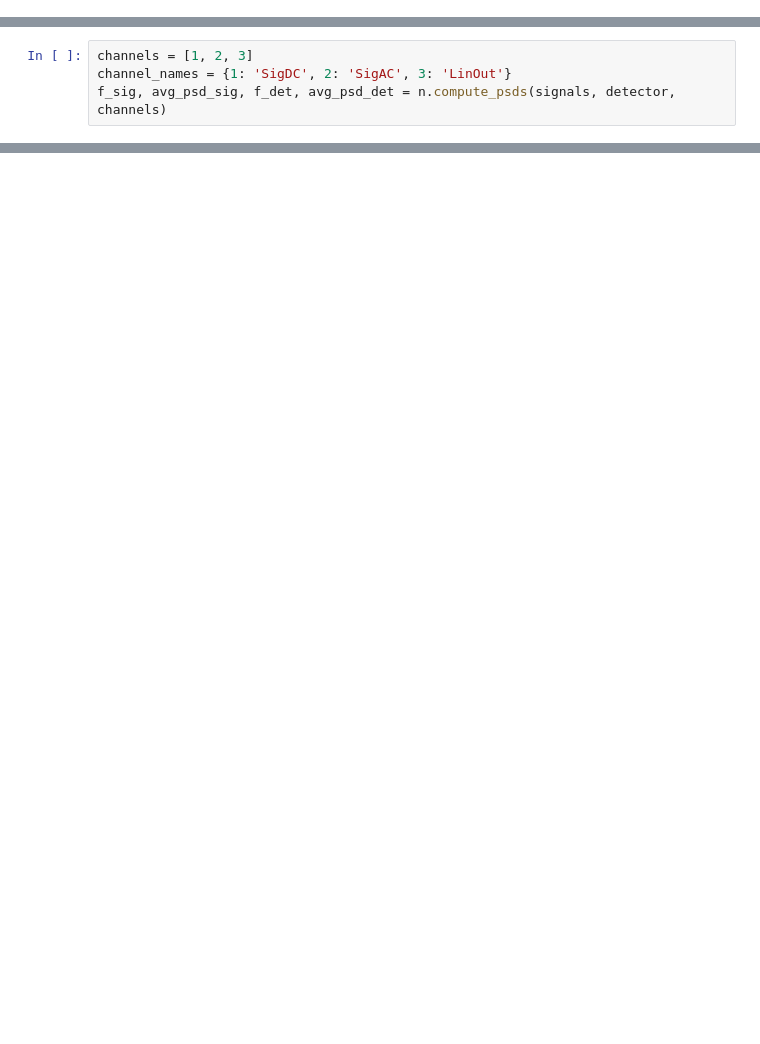
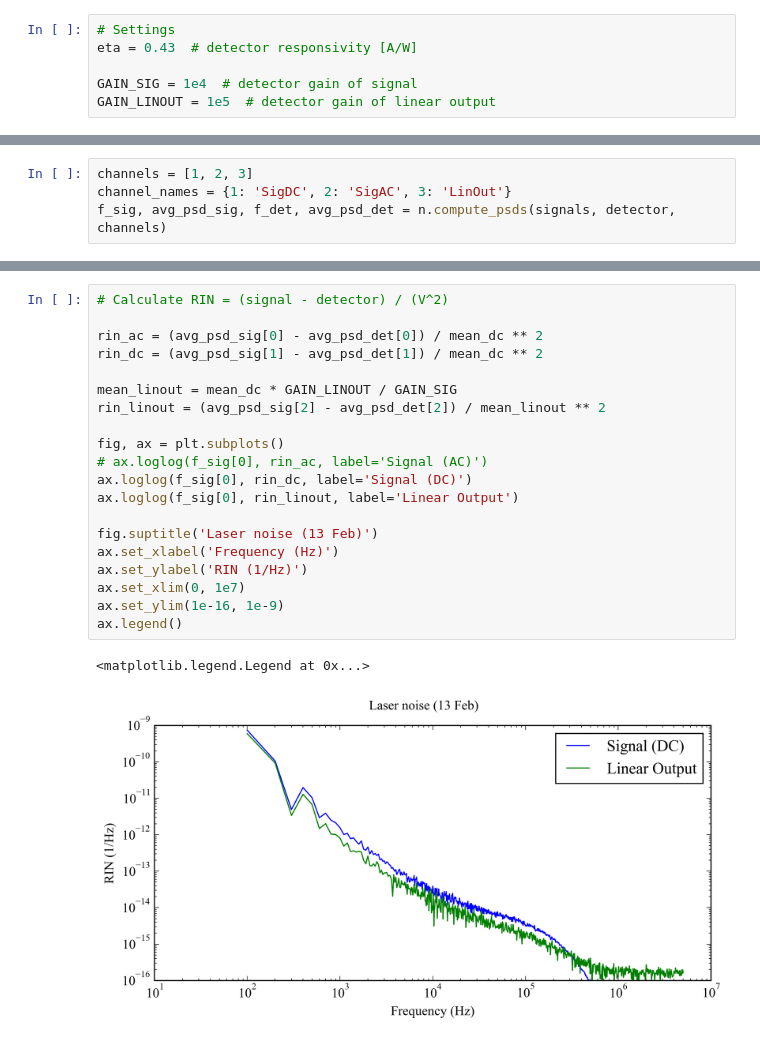
Before and after one commit to kateszabo/rad_dos, a Jupyter notebook: psd_plots_V2.ipynb, the cells around one changed output, grey strips where cells are left out. Saved outputs shown, nothing was run; the diff lists cells and outputs as text; blank space fills up the shorter version.

```diff
--- a/psd_plots_V2.ipynb
+++ b/psd_plots_V2.ipynb
@@ -8,0 +19,6 @@ signals, detector, folder_name = n.load_files()
+# %%
+# Settings
+eta = 0.43  # detector responsivity [A/W]
+
+GAIN_SIG = 1e4  # detector gain of signal
+GAIN_LINOUT = 1e5  # detector gain of linear output
@@ -29,0 +75,23 @@ ax[-1].legend()
+# %%
+# Calculate RIN = (signal - detector) / (V^2)
+
+rin_ac = (avg_psd_sig[0] - avg_psd_det[0]) / mean_dc ** 2
+rin_dc = (avg_psd_sig[1] - avg_psd_det[1]) / mean_dc ** 2
+
+mean_linout = mean_dc * GAIN_LINOUT / GAIN_SIG
+rin_linout = (avg_psd_sig[2] - avg_psd_det[2]) / mean_linout ** 2
+
+fig, ax = plt.subplots()
+# ax.loglog(f_sig[0], rin_ac, label='Signal (AC)')
+ax.loglog(f_sig[0], rin_dc, label='Signal (DC)')
+ax.loglog(f_sig[0], rin_linout, label='Linear Output')
+
+fig.suptitle('Laser noise (13 Feb)')
+ax.set_xlabel('Frequency (Hz)')
+ax.set_ylabel('RIN (1/Hz)')
+ax.set_xlim(0, 1e7)
+ax.set_ylim(1e-16, 1e-9)
+ax.legend()
+# %% [output]
+<matplotlib.legend.Legend at 0x...>
+[figure, added]
```
Also changed, not shown: parts of 7 cells of this notebook, 1 other file.
